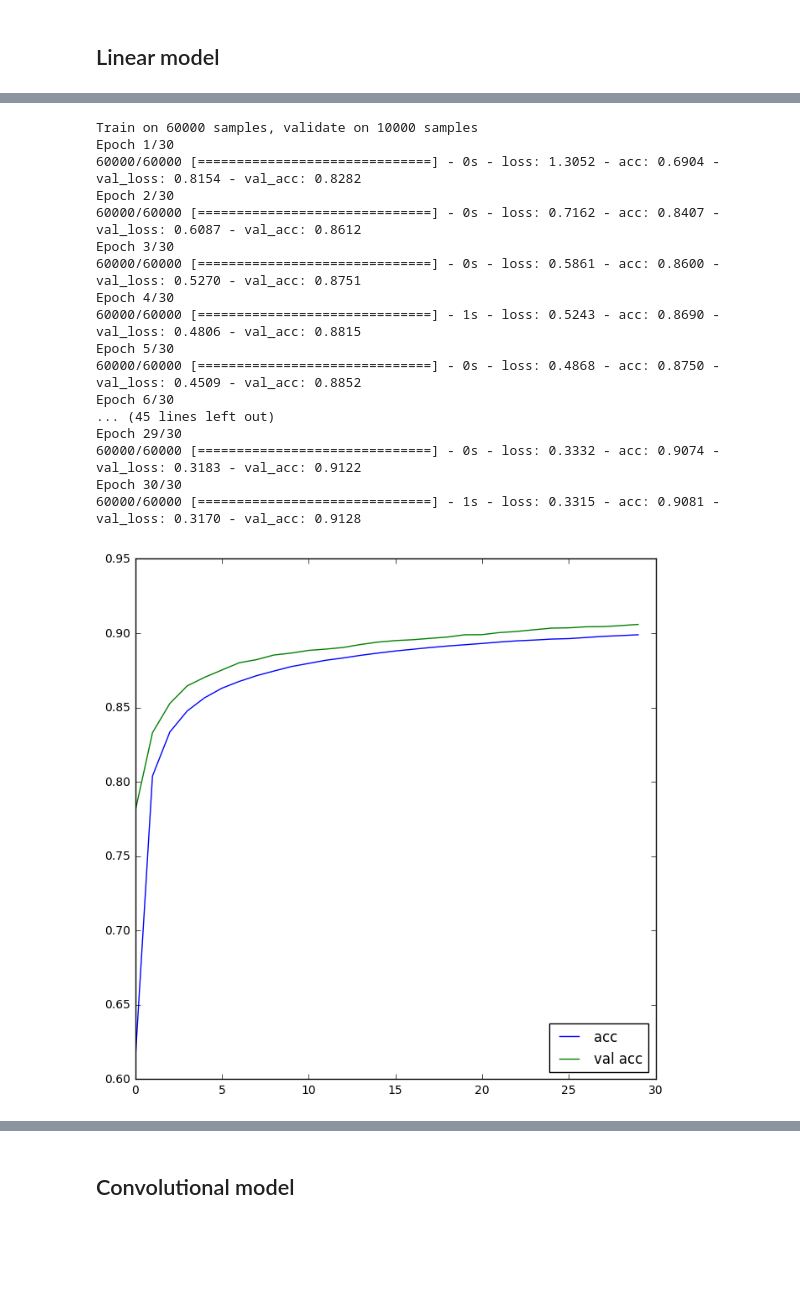
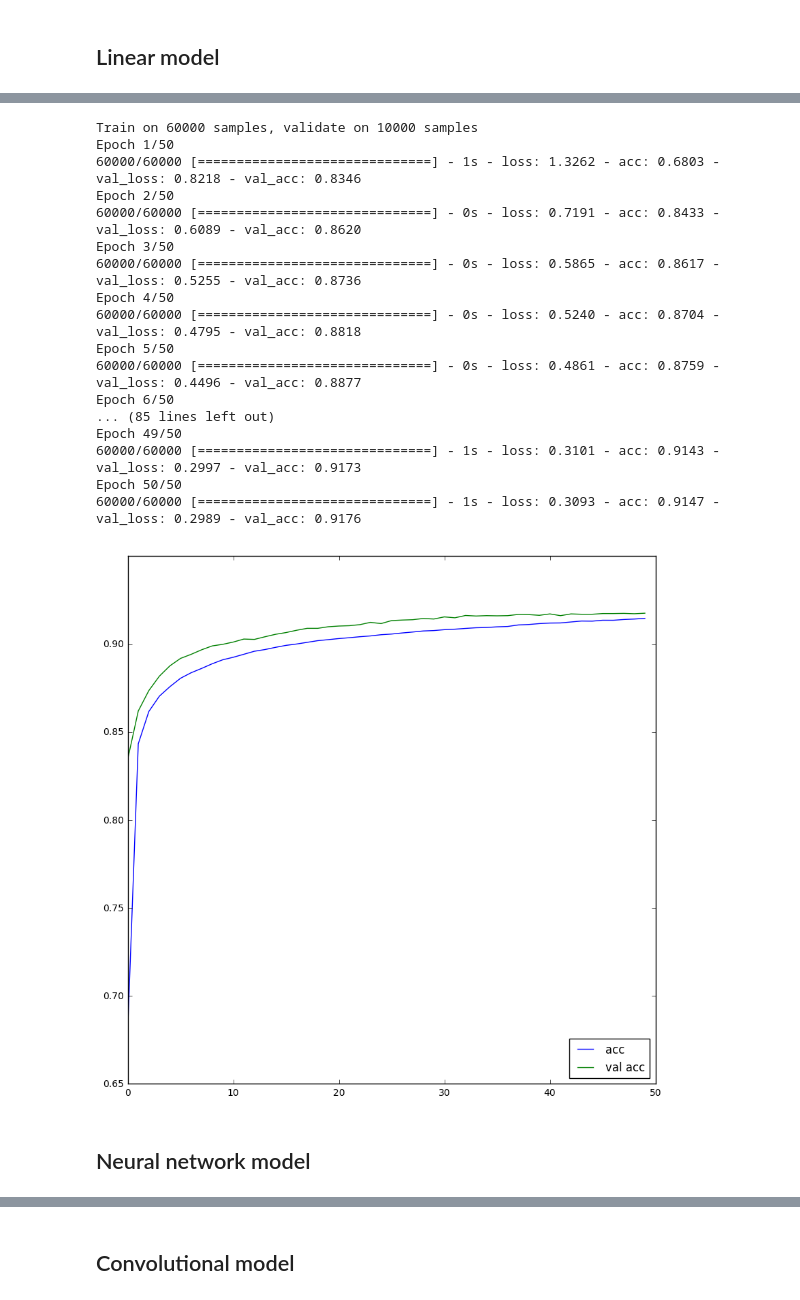
Before and after one commit to edmondzhang82/training, a Jupyter notebook: keras/Intro_to_keras.ipynb, the cells around one changed output, grey strips where cells are left out. Saved outputs shown, nothing was run; the diff lists cells and outputs as text; code cells hidden in the pictures; blank space fills up the shorter version.

```diff
--- a/keras/Intro_to_keras.ipynb
+++ b/keras/Intro_to_keras.ipynb
@@ -78,37 +89,34 @@ model_linear.compile(loss='sparse_categorical_crossentropy',
 # %%
 # Train the model
 batch_size = 128
-nb_epoch = 30
+nb_epoch = 50
 
-history = model_linear.fit(X_train, y_train,
-                    batch_size=batch_size, nb_epoch=nb_epoch,
-                    verbose=1, validation_data=(X_test, y_test))
+history_linear = model_linear.fit(X_train, y_train, batch_size=batch_size, nb_epoch=nb_epoch,
+                                  verbose=1, validation_data=(X_test, y_test))
 # %% [output]
 Train on 60000 samples, validate on 10000 samples
-Epoch 1/30
-60000/60000 [==============================] - 0s - loss: 1.3052 - acc: 0.6904 - val_loss: 0.8154 - val_acc: 0.8282
-Epoch 2/30
-60000/60000 [==============================] - 0s - loss: 0.7162 - acc: 0.8407 - val_loss: 0.6087 - val_acc: 0.8612
-Epoch 3/30
-60000/60000 [==============================] - 0s - loss: 0.5861 - acc: 0.8600 - val_loss: 0.5270 - val_acc: 0.8751
-Epoch 4/30
-60000/60000 [==============================] - 1s - loss: 0.5243 - acc: 0.8690 - val_loss: 0.4806 - val_acc: 0.8815
-Epoch 5/30
-60000/60000 [==============================] - 0s - loss: 0.4868 - acc: 0.8750 - val_loss: 0.4509 - val_acc: 0.8852
-Epoch 6/30
-... (45 lines left out)
-Epoch 29/30
-60000/60000 [==============================] - 0s - loss: 0.3332 - acc: 0.9074 - val_loss: 0.3183 - val_acc: 0.9122
-Epoch 30/30
-60000/60000 [==============================] - 1s - loss: 0.3315 - acc: 0.9081 - val_loss: 0.3170 - val_acc: 0.9128
+Epoch 1/50
+60000/60000 [==============================] - 1s - loss: 1.3262 - acc: 0.6803 - val_loss: 0.8218 - val_acc: 0.8346
+Epoch 2/50
+60000/60000 [==============================] - 0s - loss: 0.7191 - acc: 0.8433 - val_loss: 0.6089 - val_acc: 0.8620
+Epoch 3/50
+60000/60000 [==============================] - 0s - loss: 0.5865 - acc: 0.8617 - val_loss: 0.5255 - val_acc: 0.8736
+Epoch 4/50
+60000/60000 [==============================] - 0s - loss: 0.5240 - acc: 0.8704 - val_loss: 0.4795 - val_acc: 0.8818
+Epoch 5/50
+60000/60000 [==============================] - 0s - loss: 0.4861 - acc: 0.8759 - val_loss: 0.4496 - val_acc: 0.8877
+Epoch 6/50
+... (85 lines left out)
+Epoch 49/50
+60000/60000 [==============================] - 1s - loss: 0.3101 - acc: 0.9143 - val_loss: 0.2997 - val_acc: 0.9173
+Epoch 50/50
+60000/60000 [==============================] - 1s - loss: 0.3093 - acc: 0.9147 - val_loss: 0.2989 - val_acc: 0.9176
 # %%
-import matplotlib.pyplot as plt
-%matplotlib inline
-plt.rcParams['figure.figsize'] = (8, 8)
-
-plt.plot(history.history['acc'], label='acc')
-plt.plot(history.history['val_acc'], label='val acc')
+plt.plot(history_linear.history['acc'], label='acc')
+plt.plot(history_linear.history['val_acc'], label='val acc')
 plt.legend(loc='lower right')
 plt.show()
 # %% [output]
-[figure, old version]
+[figure, new version]
+# %% [markdown]
+## Neural network model
```
Also changed, not shown: parts of 12 cells of this notebook, 18 other files.
